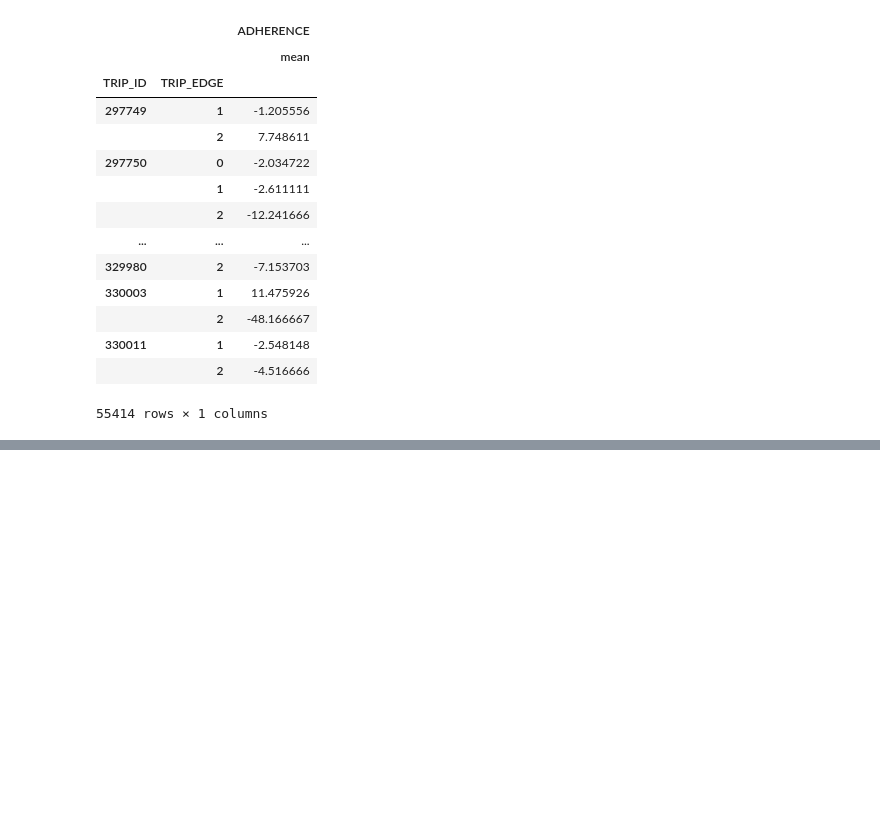
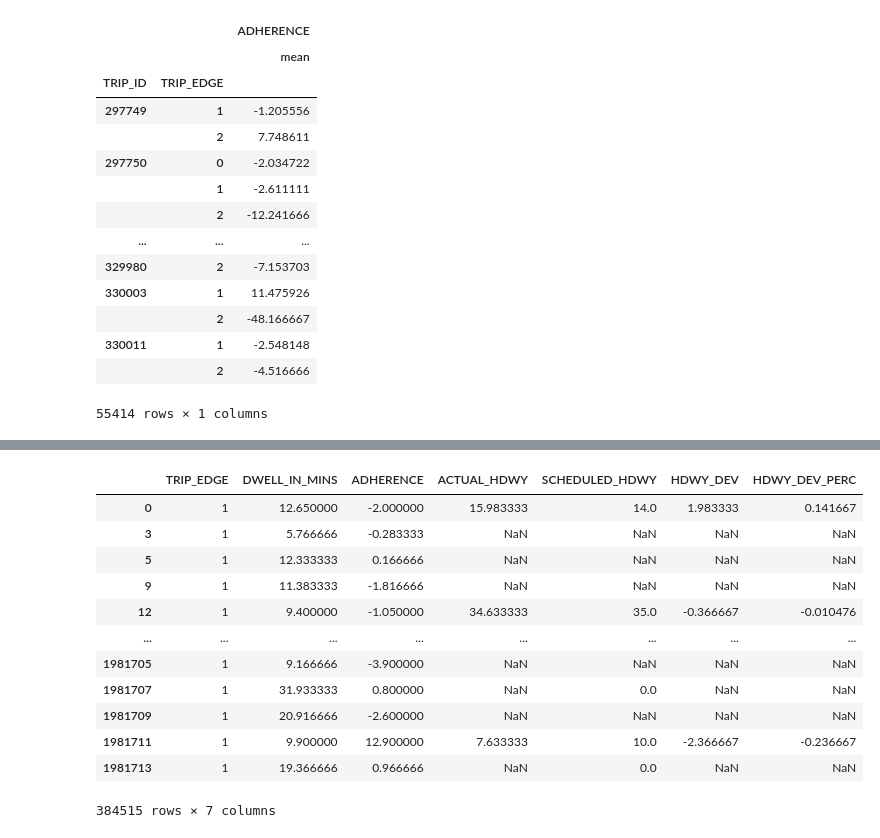
Before and after one commit to NSS-Data-Analytics-Cohort-7/wego-python-bit-my_finger, a Jupyter notebook: notebook/wego_preston_notebook.ipynb, the cells around one changed output, grey strips where cells are left out. Drawn from its saved outputs; the diff is of its cells as text; code cells hidden in the pictures; blank space fills up the shorter version.

```diff
--- a/notebook/wego_preston_notebook.ipynb
+++ b/notebook/wego_preston_notebook.ipynb
@@ -574,0 +709,17 @@ Name: DATE, Length: 366, dtype: int64
+# %%
+wego_layover_stop1 = wego_layover.loc[(wego_layover['TRIP_EDGE'] == 1)]
+wego_layover_stop1
+# %% [output]
+|  | TRIP_EDGE | DWELL_IN_MINS | ADHERENCE | ACTUAL_HDWY | SCHEDULED_HDWY | HDWY_DEV | HDWY_DEV_PERC |
+| 0 | 1 | 12.650000 | -2.000000 | 15.983333 | 14.0 | 1.983333 | 0.141667 |
+| 3 | 1 | 5.766666 | -0.283333 | NaN | NaN | NaN | NaN |
+| 5 | 1 | 12.333333 | 0.166666 | NaN | NaN | NaN | NaN |
+| 9 | 1 | 11.383333 | -1.816666 | NaN | NaN | NaN | NaN |
+| 12 | 1 | 9.400000 | -1.050000 | 34.633333 | 35.0 | -0.366667 | -0.010476 |
+| ... | ... | ... | ... | ... | ... | ... | ... |
+| 1981705 | 1 | 9.166666 | -3.900000 | NaN | NaN | NaN | NaN |
+| 1981707 | 1 | 31.933333 | 0.800000 | NaN | 0.0 | NaN | NaN |
+| 1981709 | 1 | 20.916666 | -2.600000 | NaN | NaN | NaN | NaN |
+| 1981711 | 1 | 9.900000 | 12.900000 | 7.633333 | 10.0 | -2.366667 | -0.236667 |
+| 1981713 | 1 | 19.366666 | 0.966666 | NaN | 0.0 | NaN | NaN |
+384515 rows × 7 columns
```
Also changed, not shown: parts of 44 cells of this notebook.
